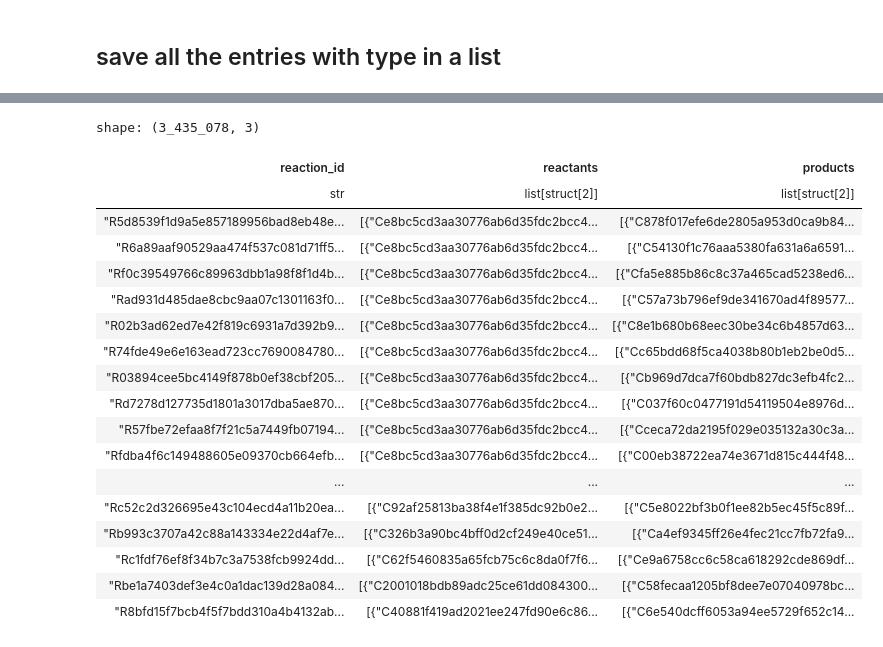
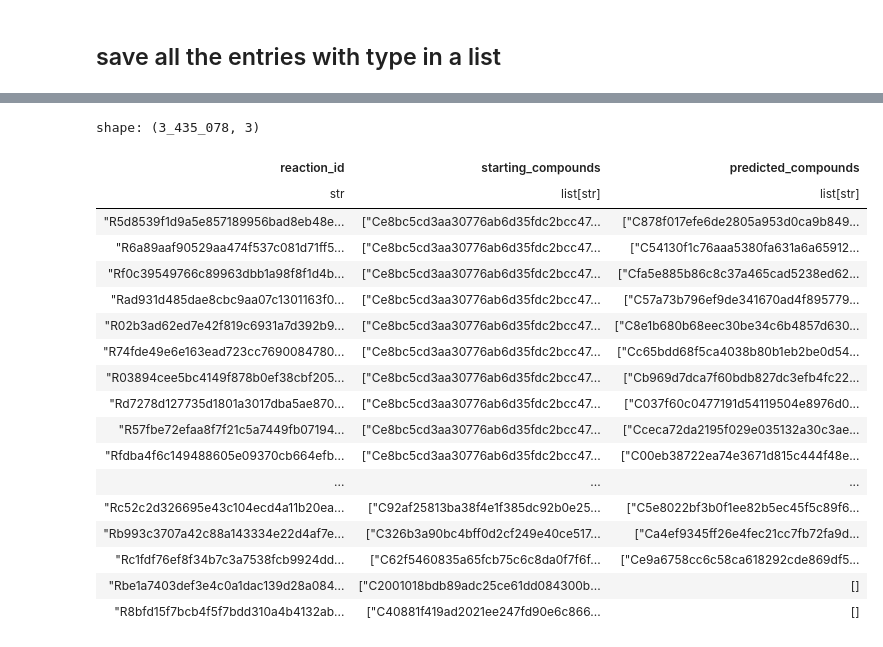
Before and after one commit to pamrein/expanded-naturalproduct-chemspace, a Jupyter notebook: expanded_naturalproduct_chemspace/save_Lotus.ipynb, the cells around one changed output, grey strips where cells are left out. Cells and saved outputs as stored; diff of their text form; code cells hidden in the pictures.

```diff
--- a/expanded_naturalproduct_chemspace/save_Lotus.ipynb
+++ b/expanded_naturalproduct_chemspace/save_Lotus.ipynb
@@ -320,23 +357,23 @@ Wall time: 7min 49s
 # %%
-df.write_parquet("../data/statistic/reactions_compounds_list_full.csv")
+df.write_parquet("../data/MINES/reactions_compounds_list_full.parquet")
 df
 # %% [output]
 shape: (3_435_078, 3)
-| reaction_id | reactants | products |
-| str | list[struct[2]] | list[struct[2]] |
-| "R5d8539f1d9a5e857189956bad8eb48e... | [{"Ce8bc5cd3aa30776ab6d35fdc2bcc4... | [{"C878f017efe6de2805a953d0ca9b84... |
-| "R6a89aaf90529aa474f537c081d71ff5... | [{"Ce8bc5cd3aa30776ab6d35fdc2bcc4... | [{"C54130f1c76aaa5380fa631a6a6591... |
-| "Rf0c39549766c89963dbb1a98f8f1d4b... | [{"Ce8bc5cd3aa30776ab6d35fdc2bcc4... | [{"Cfa5e885b86c8c37a465cad5238ed6... |
-| "Rad931d485dae8cbc9aa07c1301163f0... | [{"Ce8bc5cd3aa30776ab6d35fdc2bcc4... | [{"C57a73b796ef9de341670ad4f89577... |
-| "R02b3ad62ed7e42f819c6931a7d392b9... | [{"Ce8bc5cd3aa30776ab6d35fdc2bcc4... | [{"C8e1b680b68eec30be34c6b4857d63... |
-| "R74fde49e6e163ead723cc7690084780... | [{"Ce8bc5cd3aa30776ab6d35fdc2bcc4... | [{"Cc65bdd68f5ca4038b80b1eb2be0d5... |
-| "R03894cee5bc4149f878b0ef38cbf205... | [{"Ce8bc5cd3aa30776ab6d35fdc2bcc4... | [{"Cb969d7dca7f60bdb827dc3efb4fc2... |
-| "Rd7278d127735d1801a3017dba5ae870... | [{"Ce8bc5cd3aa30776ab6d35fdc2bcc4... | [{"C037f60c0477191d54119504e8976d... |
-| "R57fbe72efaa8f7f21c5a7449fb07194... | [{"Ce8bc5cd3aa30776ab6d35fdc2bcc4... | [{"Cceca72da2195f029e035132a30c3a... |
-| "Rfdba4f6c149488605e09370cb664efb... | [{"Ce8bc5cd3aa30776ab6d35fdc2bcc4... | [{"C00eb38722ea74e3671d815c444f48... |
+| reaction_id | starting_compounds | predicted_compounds |
+| str | list[str] | list[str] |
+| "R5d8539f1d9a5e857189956bad8eb48e... | ["Ce8bc5cd3aa30776ab6d35fdc2bcc47... | ["C878f017efe6de2805a953d0ca9b849... |
+| "R6a89aaf90529aa474f537c081d71ff5... | ["Ce8bc5cd3aa30776ab6d35fdc2bcc47... | ["C54130f1c76aaa5380fa631a6a65912... |
+| "Rf0c39549766c89963dbb1a98f8f1d4b... | ["Ce8bc5cd3aa30776ab6d35fdc2bcc47... | ["Cfa5e885b86c8c37a465cad5238ed62... |
+| "Rad931d485dae8cbc9aa07c1301163f0... | ["Ce8bc5cd3aa30776ab6d35fdc2bcc47... | ["C57a73b796ef9de341670ad4f895779... |
+| "R02b3ad62ed7e42f819c6931a7d392b9... | ["Ce8bc5cd3aa30776ab6d35fdc2bcc47... | ["C8e1b680b68eec30be34c6b4857d630... |
+| "R74fde49e6e163ead723cc7690084780... | ["Ce8bc5cd3aa30776ab6d35fdc2bcc47... | ["Cc65bdd68f5ca4038b80b1eb2be0d54... |
+| "R03894cee5bc4149f878b0ef38cbf205... | ["Ce8bc5cd3aa30776ab6d35fdc2bcc47... | ["Cb969d7dca7f60bdb827dc3efb4fc22... |
+| "Rd7278d127735d1801a3017dba5ae870... | ["Ce8bc5cd3aa30776ab6d35fdc2bcc47... | ["C037f60c0477191d54119504e8976d0... |
+| "R57fbe72efaa8f7f21c5a7449fb07194... | ["Ce8bc5cd3aa30776ab6d35fdc2bcc47... | ["Cceca72da2195f029e035132a30c3ae... |
+| "Rfdba4f6c149488605e09370cb664efb... | ["Ce8bc5cd3aa30776ab6d35fdc2bcc47... | ["C00eb38722ea74e3671d815c444f48e... |
 | ... | ... | ... |
-| "Rc52c2d326695e43c104ecd4a11b20ea... | [{"C92af25813ba38f4e1f385dc92b0e2... | [{"C5e8022bf3b0f1ee82b5ec45f5c89f... |
-| "Rb993c3707a42c88a143334e22d4af7e... | [{"C326b3a90bc4bff0d2cf249e40ce51... | [{"Ca4ef9345ff26e4fec21cc7fb72fa9... |
-| "Rc1fdf76ef8f34b7c3a7538fcb9924dd... | [{"C62f5460835a65fcb75c6c8da0f7f6... | [{"Ce9a6758cc6c58ca618292cde869df... |
-| "Rbe1a7403def3e4c0a1dac139d28a084... | [{"C2001018bdb89adc25ce61dd084300... | [{"C58fecaa1205bf8dee7e07040978bc... |
-| "R8bfd15f7bcb4f5f7bdd310a4b4132ab... | [{"C40881f419ad2021ee247fd90e6c86... | [{"C6e540dcff6053a94ee5729f652c14... |
+| "Rc52c2d326695e43c104ecd4a11b20ea... | ["C92af25813ba38f4e1f385dc92b0e25... | ["C5e8022bf3b0f1ee82b5ec45f5c89f6... |
+| "Rb993c3707a42c88a143334e22d4af7e... | ["C326b3a90bc4bff0d2cf249e40ce517... | ["Ca4ef9345ff26e4fec21cc7fb72fa9d... |
+| "Rc1fdf76ef8f34b7c3a7538fcb9924dd... | ["C62f5460835a65fcb75c6c8da0f7f6f... | ["Ce9a6758cc6c58ca618292cde869df5... |
+| "Rbe1a7403def3e4c0a1dac139d28a084... | ["C2001018bdb89adc25ce61dd084300b... | [] |
+| "R8bfd15f7bcb4f5f7bdd310a4b4132ab... | ["C40881f419ad2021ee247fd90e6c866... | [] |
```
Also changed, not shown: parts of 4 cells of this notebook, 2 other files.
